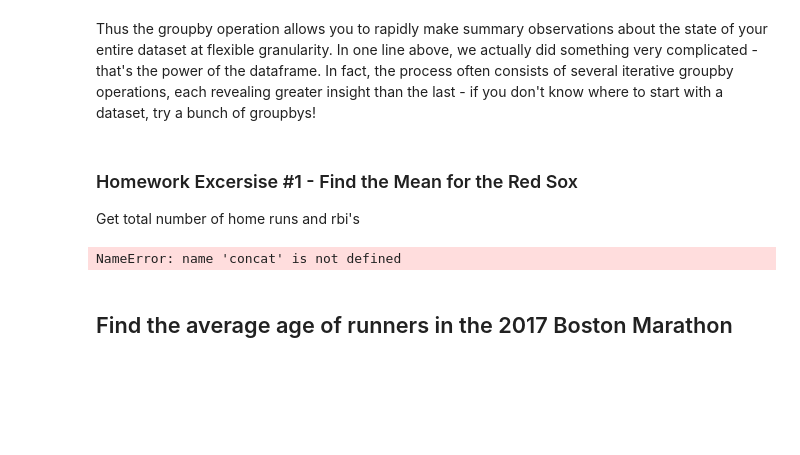
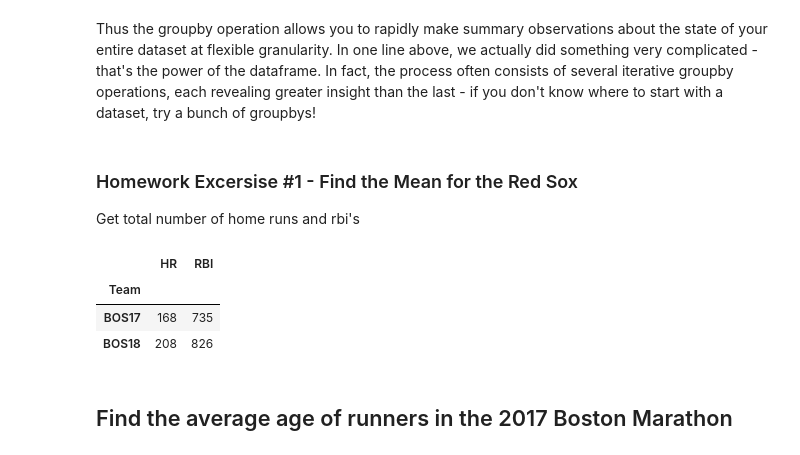
Before and after one commit to mikehkaiser/pandas_wk8_d2, a Jupyter notebook: Data_Science_Day_2_Pandas-Complete.ipynb, the cells around one changed output. Cells and saved outputs as stored; diff of their text form; code cells hidden in the pictures; blank space fills up the shorter version.

Commit message:
homework done. concatenated two frames

```diff
--- a/Data_Science_Day_2_Pandas-Complete.ipynb
+++ b/Data_Science_Day_2_Pandas-Complete.ipynb
@@ -714,30 +714,33 @@ customers_copy.to_csv('../files/customers.csv')
 # %%
 # step 1: Add a new column with the key 'Team' and all column values should be 'BOS'
 
 # step 2: Group by the 'Team' column and get total home runs and rbi's
 
 # Produce data for both 2017 and 2018
 import pandas as pd
 
 bos17 = pd.read_csv('../files/redsox_2017_hitting.txt', sep = ',')
 bos18 = pd.read_csv('../files/redsox_2018_hitting.txt', sep = ',')
 
 """
 TEAM    HR   RBI
 ----------------
 BOS     144  538
 """
 
 bos17['Team'] = 'BOS17'
 bos18['Team'] = 'BOS18'
 eighteen_hrs = bos18.groupby('Team').sum()[['HR','RBI']]
 seventeen_hrs = bos17.groupby('Team').sum()[['HR','RBI']]
 
 bos_hrs = [seventeen_hrs, eighteen_hrs]
-result = concat(bos_hrs)
+result = pd.concat(bos_hrs)
 result
 # %% [output]
-NameError: name 'concat' is not defined
+|  | HR | RBI |
+| Team |  |  |
+| BOS17 | 168 | 735 |
+| BOS18 | 208 | 826 |
 # %% [markdown]
 ## Find the average age of runners in the 2017 Boston Marathon
 # %%
```
Also changed, not shown: 1 other file.
